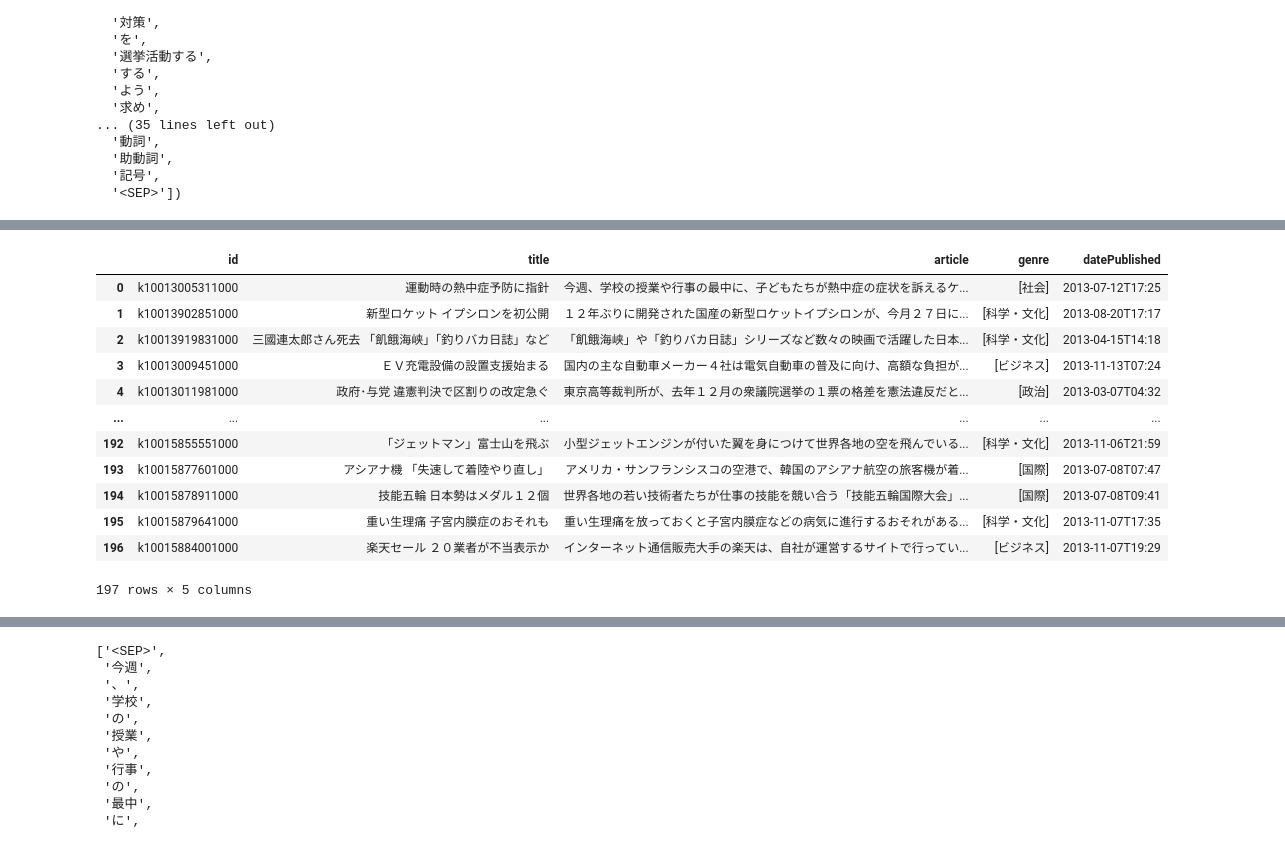
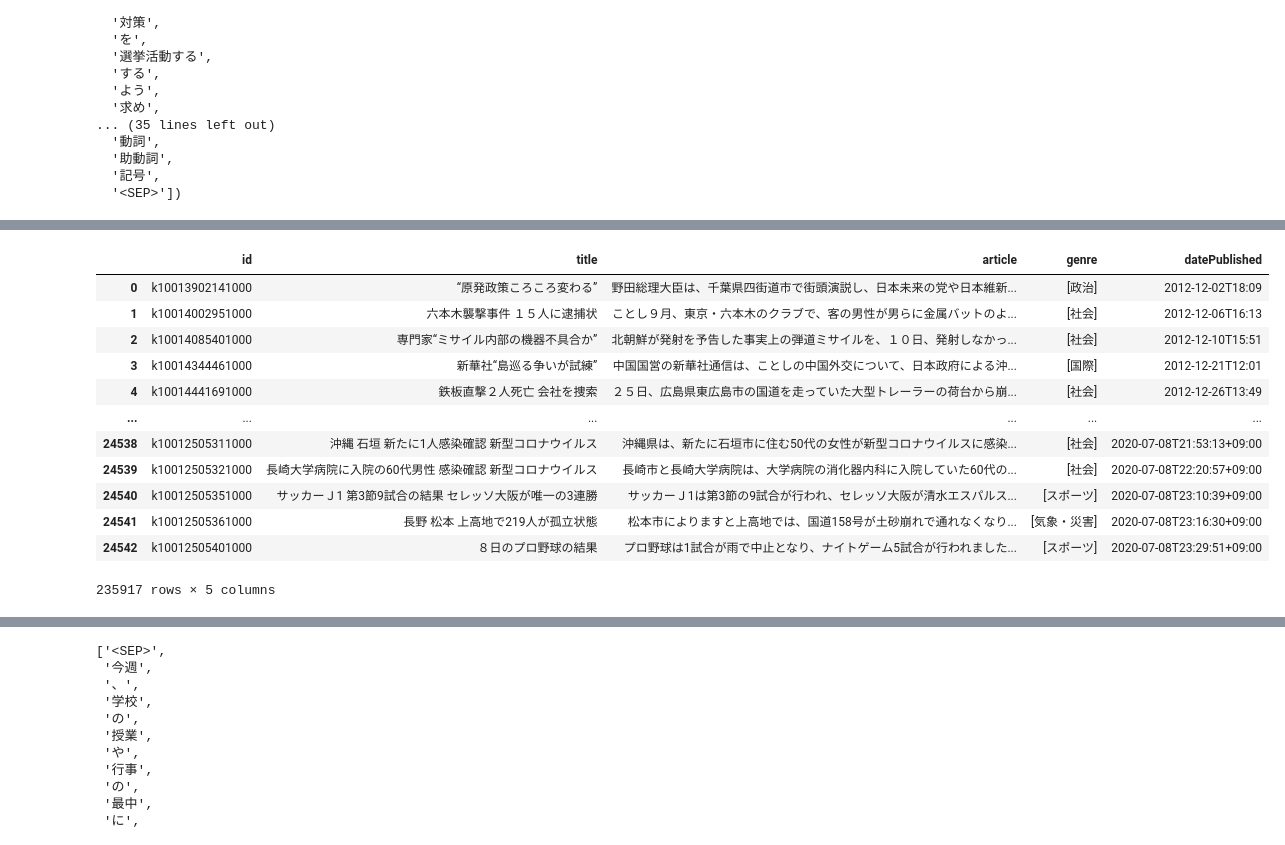
Before and after one commit to nozomiyamada/thainews, a Jupyter notebook: nhk/create corpus.ipynb, the cells around one changed output, grey strips where cells are left out. Cells and saved outputs as stored; diff of their text form; code cells hidden in the pictures.

```diff
--- a/nhk/create corpus.ipynb
+++ b/nhk/create corpus.ipynb
@@ -87,3 +87,6 @@ tokenize('運動させる際は予防対策を選挙活動するよう求めて
   '助動詞',
   '記号',
   '<SEP>'])
+# %%
+jsons = sorted(glob.glob('nhkweb20*.json'))
+jsons
@@ -90,20 +103,24 @@ tokenize('運動させる際は予防対策を選挙活動するよう求めて
 # %%
-data = pd.read_json('nhkweb2013.json')
-data = data[['id', 'title', 'article', 'genre', 'datePublished']]
-data['article'] = data.article.apply(lambda x:re.sub(r'\n+', '', x))
-#data['datePublished'] = data.datePublished.apply(lambda x:x.split('T')[0])
-data
+# all NHK data
+
+df = pd.read_json(jsons[0])
+for i in range(1, len(jsons)):
+    df = pd.concat([df, pd.read_json(jsons[i])])
+df = df[['id', 'title', 'article', 'genre', 'datePublished']]
+df['article'] = df.article.apply(lambda x:re.sub(r'\n+', '', x))
+#df['datePublished'] = df.datePublished.apply(lambda x:x.split('T')[0])
+df
 # %% [output]
 |  | id | title | article | genre | datePublished |
-| 0 | k10013005311000 | 運動時の熱中症予防に指針 | 今週、学校の授業や行事の最中に、子どもたちが熱中症の症状を訴えるケ... | [社会] | 2013-07-12T17:25 |
-| 1 | k10013902851000 | 新型ロケット イプシロンを初公開 | １２年ぶりに開発された国産の新型ロケットイプシロンが、今月２７日に... | [科学・文化] | 2013-08-20T17:17 |
-| 2 | k10013919831000 | 三國連太郎さん死去 「飢餓海峡」「釣りバカ日誌」など | 「飢餓海峡」や「釣りバカ日誌」シリーズなど数々の映画で活躍した日本... | [科学・文化] | 2013-04-15T14:18 |
-| 3 | k10013009451000 | ＥＶ充電設備の設置支援始まる | 国内の主な自動車メーカー４社は電気自動車の普及に向け、高額な負担が... | [ビジネス] | 2013-11-13T07:24 |
-| 4 | k10013011981000 | 政府･与党 違憲判決で区割りの改定急ぐ | 東京高等裁判所が、去年１２月の衆議院選挙の１票の格差を憲法違反だと... | [政治] | 2013-03-07T04:32 |
+| 0 | k10013902141000 | “原発政策ころころ変わる” | 野田総理大臣は、千葉県四街道市で街頭演説し、日本未来の党や日本維新... | [政治] | 2012-12-02T18:09 |
+| 1 | k10014002951000 | 六本木襲撃事件 １５人に逮捕状 | ことし９月、東京・六本木のクラブで、客の男性が男らに金属バットのよ... | [社会] | 2012-12-06T16:13 |
+| 2 | k10014085401000 | 専門家“ミサイル内部の機器不具合か” | 北朝鮮が発射を予告した事実上の弾道ミサイルを、１０日、発射しなかっ... | [社会] | 2012-12-10T15:51 |
+| 3 | k10014344461000 | 新華社“島巡る争いが試練” | 中国国営の新華社通信は、ことしの中国外交について、日本政府による沖... | [国際] | 2012-12-21T12:01 |
+| 4 | k10014441691000 | 鉄板直撃２人死亡 会社を捜索 | ２５日、広島県東広島市の国道を走っていた大型トレーラーの荷台から崩... | [社会] | 2012-12-26T13:49 |
 | ... | ... | ... | ... | ... | ... |
-| 192 | k10015855551000 | 「ジェットマン」富士山を飛ぶ | 小型ジェットエンジンが付いた翼を身につけて世界各地の空を飛んでいる... | [科学・文化] | 2013-11-06T21:59 |
-| 193 | k10015877601000 | アシアナ機 「失速して着陸やり直し」 | アメリカ・サンフランシスコの空港で、韓国のアシアナ航空の旅客機が着... | [国際] | 2013-07-08T07:47 |
-| 194 | k10015878911000 | 技能五輪 日本勢はメダル１２個 | 世界各地の若い技術者たちが仕事の技能を競い合う「技能五輪国際大会」... | [国際] | 2013-07-08T09:41 |
-| 195 | k10015879641000 | 重い生理痛 子宮内膜症のおそれも | 重い生理痛を放っておくと子宮内膜症などの病気に進行するおそれがある... | [科学・文化] | 2013-11-07T17:35 |
-| 196 | k10015884001000 | 楽天セール ２０業者が不当表示か | インターネット通信販売大手の楽天は、自社が運営するサイトで行ってい... | [ビジネス] | 2013-11-07T19:29 |
+| 24538 | k10012505311000 | 沖縄 石垣 新たに1人感染確認 新型コロナウイルス | 沖縄県は、新たに石垣市に住む50代の女性が新型コロナウイルスに感染... | [社会] | 2020-07-08T21:53:13+09:00 |
+| 24539 | k10012505321000 | 長崎大学病院に入院の60代男性 感染確認 新型コロナウイルス | 長崎市と長崎大学病院は、大学病院の消化器内科に入院していた60代の... | [社会] | 2020-07-08T22:20:57+09:00 |
+| 24540 | k10012505351000 | サッカーＪ1 第3節9試合の結果 セレッソ大阪が唯一の3連勝 | サッカーＪ1は第3節の9試合が行われ、セレッソ大阪が清水エスパルス... | [スポーツ] | 2020-07-08T23:10:39+09:00 |
+| 24541 | k10012505361000 | 長野 松本 上高地で219人が孤立状態 | 松本市によりますと上高地では、国道158号が土砂崩れで通れなくなり... | [気象・災害] | 2020-07-08T23:16:30+09:00 |
+| 24542 | k10012505401000 | ８日のプロ野球の結果 | プロ野球は1試合が雨で中止となり、ナイトゲーム5試合が行われました... | [スポーツ] | 2020-07-08T23:29:51+09:00 |
-197 rows × 5 columns
+235917 rows × 5 columns
```
Also changed, not shown: parts of 6 cells of this notebook, 10 other files.
